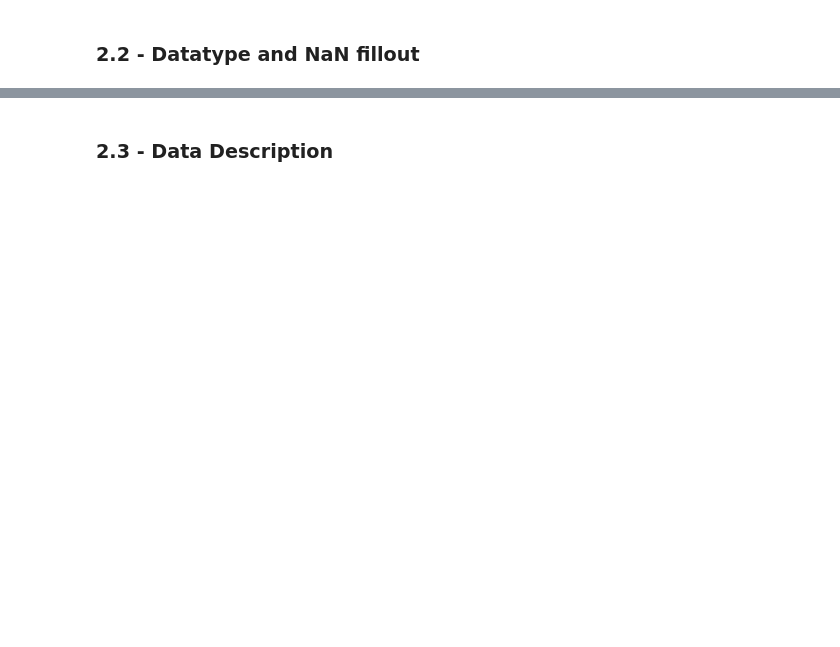
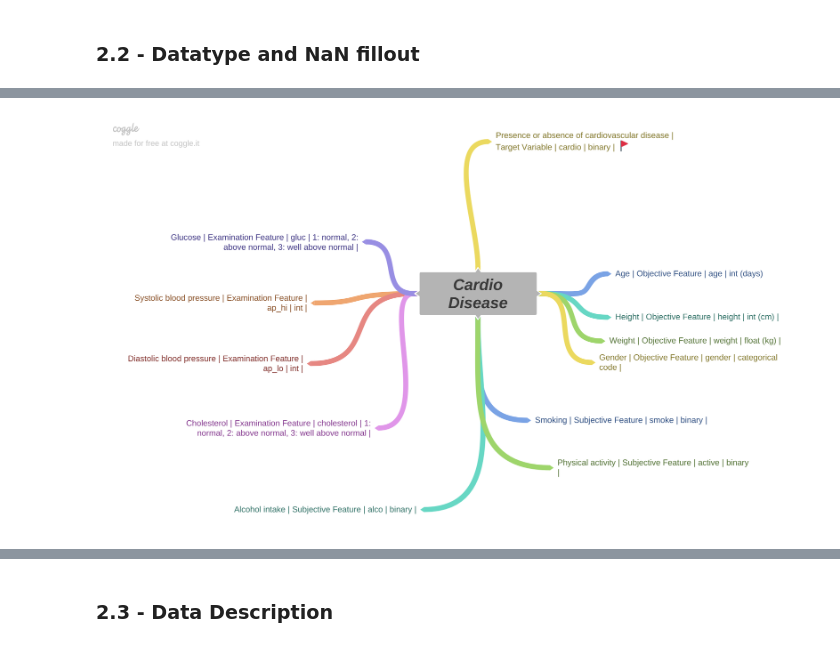
Before and after one commit to alessandra-barbosa/cardio_catch_disease, a Jupyter notebook: AB_cardio_catch_diseases_0.ipynb, the cells around one changed output, grey strips where cells are left out. Drawn from its saved outputs; the diff is of its cells as text; code cells hidden in the pictures; blank space fills up the shorter version.

```diff
--- a/AB_cardio_catch_diseases_0.ipynb
+++ b/AB_cardio_catch_diseases_0.ipynb
@@ -310,2 +304,6 @@ df_train.sample(5)
+# %%
+Image(r'C:\Users\Utente77\repos\cardio_catch_disease_PA001\img\Cardio_Disease.png')
+# %% [output]
+[figure, added]
 # %%
 # age - change days to year old
```
Also changed, not shown: parts of 99 cells of this notebook.
